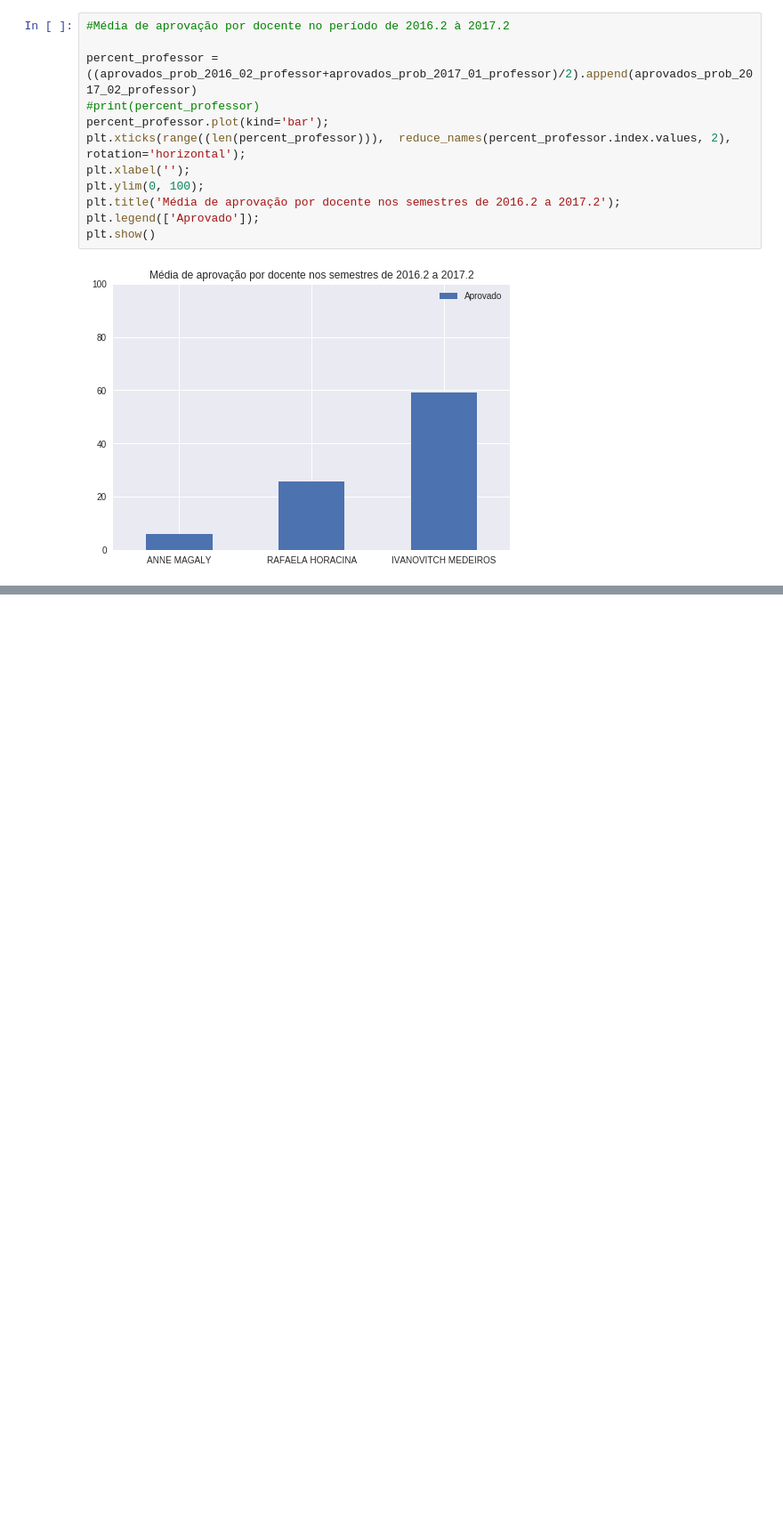
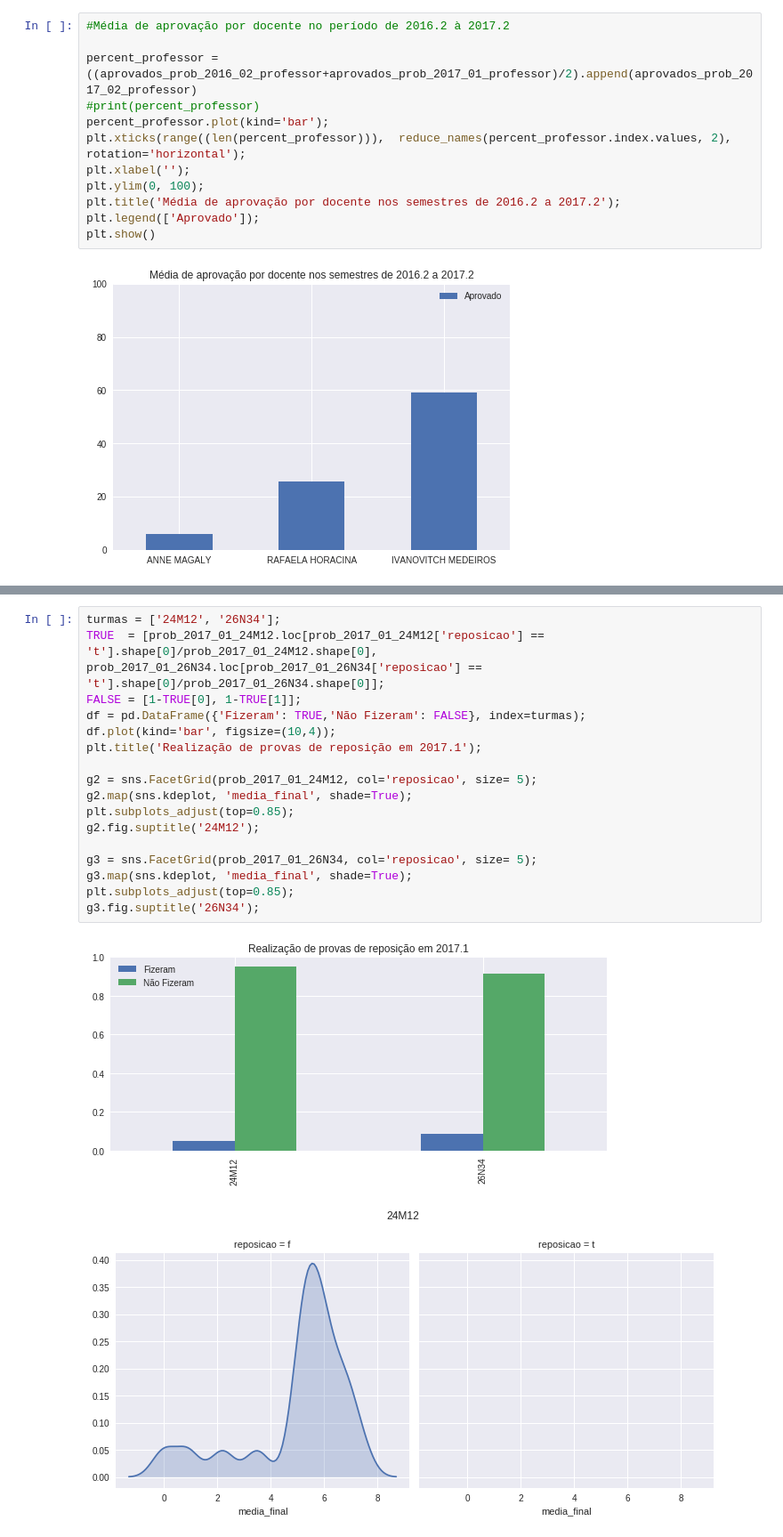
Before and after one commit to abmaeld/probabilidade-projeto, a Jupyter notebook: Probabilidade.ipynb, the cells around one changed output, grey strips where cells are left out. Shown at 89% size. Saved outputs shown, nothing was run; the diff lists cells and outputs as text; blank space fills up the shorter version.

```diff
--- a/Probabilidade.ipynb
+++ b/Probabilidade.ipynb
@@ -440,0 +489,20 @@ plt.show()
+# %%
+turmas = ['24M12', '26N34'];
+TRUE  = [prob_2017_01_24M12.loc[prob_2017_01_24M12['reposicao'] == 't'].shape[0]/prob_2017_01_24M12.shape[0], prob_2017_01_26N34.loc[prob_2017_01_26N34['reposicao'] == 't'].shape[0]/prob_2017_01_26N34.shape[0]];
+FALSE = [1-TRUE[0], 1-TRUE[1]];
+df = pd.DataFrame({'Fizeram': TRUE,'Não Fizeram': FALSE}, index=turmas);
+df.plot(kind='bar', figsize=(10,4));
+plt.title('Realização de provas de reposição em 2017.1');
+
+g2 = sns.FacetGrid(prob_2017_01_24M12, col='reposicao', size= 5);
+g2.map(sns.kdeplot, 'media_final', shade=True);
+plt.subplots_adjust(top=0.85);
+g2.fig.suptitle('24M12');
+
+g3 = sns.FacetGrid(prob_2017_01_26N34, col='reposicao', size= 5);
+g3.map(sns.kdeplot, 'media_final', shade=True);
+plt.subplots_adjust(top=0.85);
+g3.fig.suptitle('26N34');
+# %% [output]
+[figure, added]
+[figure, added]
```
Also changed, not shown: parts of 6 cells of this notebook.
